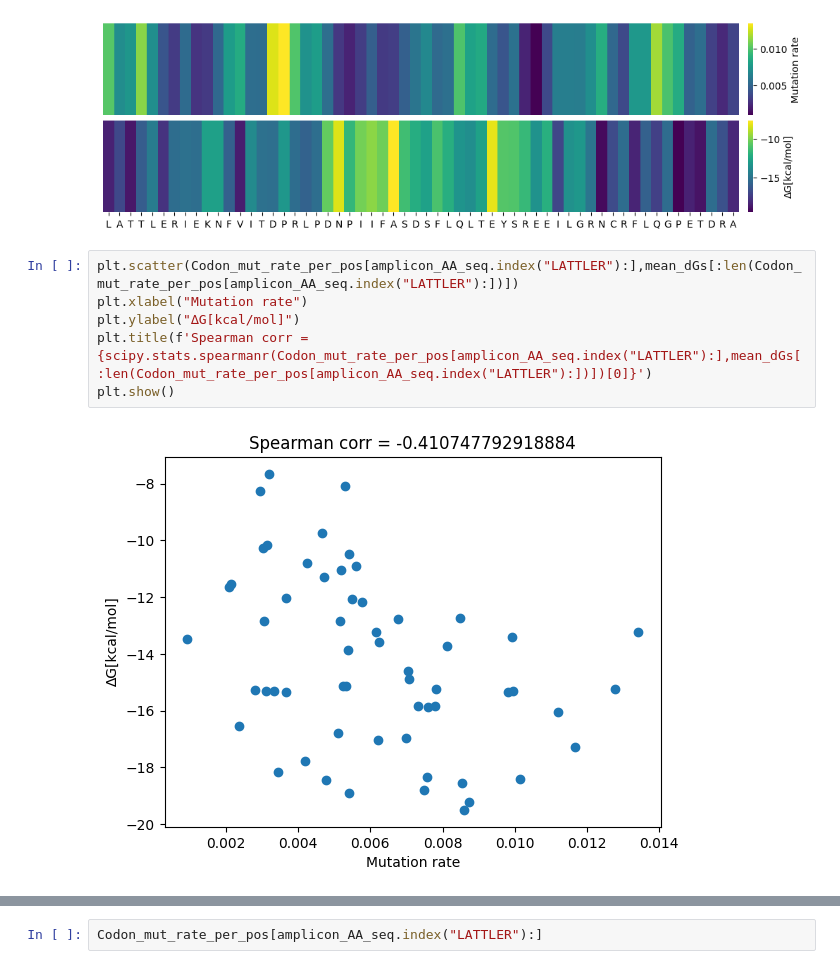
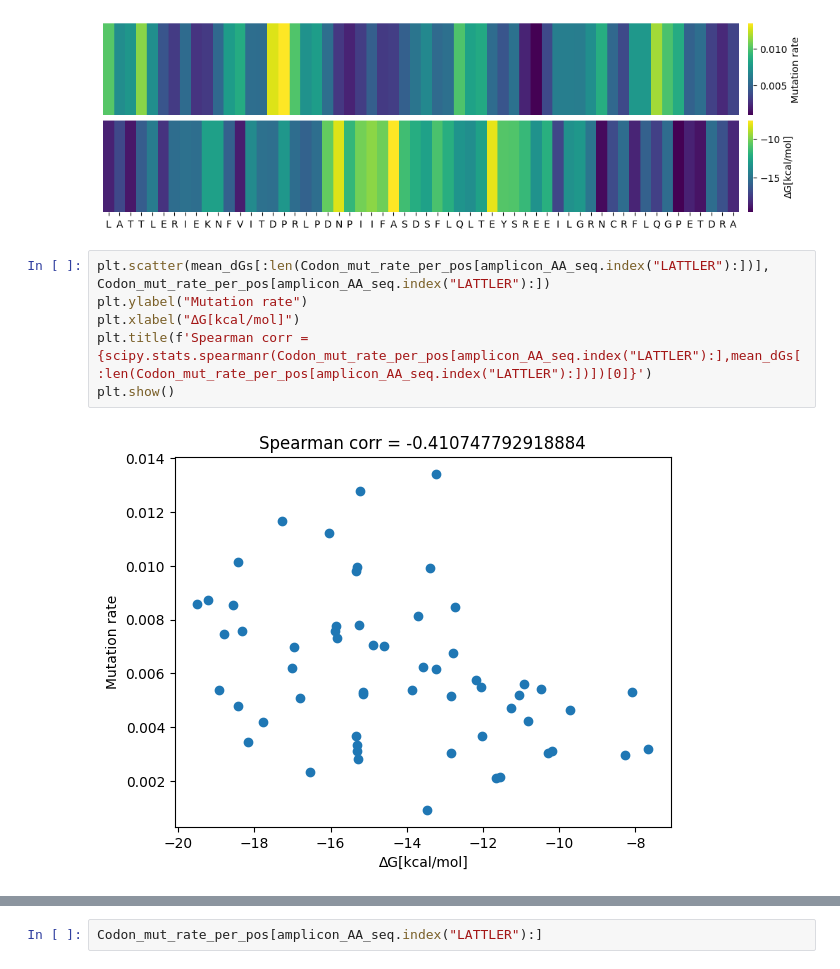
Before and after one commit to AliceHovsepyan/pogo_pance_draft, a Jupyter notebook: DMS_analysis.ipynb, the cells around one changed output, grey strips where cells are left out. Cells and saved outputs as stored; diff of their text form.

```diff
--- a/DMS_analysis.ipynb
+++ b/DMS_analysis.ipynb
@@ -627,11 +629,11 @@ plt.show()
 # %% [output]
 [figure]
 # %%
-plt.scatter(Codon_mut_rate_per_pos[amplicon_AA_seq.index("LATTLER"):],mean_dGs[:len(Codon_mut_rate_per_pos[amplicon_AA_seq.index("LATTLER"):])])
-plt.xlabel("Mutation rate")
-plt.ylabel("∆G[kcal/mol]")
+plt.scatter(mean_dGs[:len(Codon_mut_rate_per_pos[amplicon_AA_seq.index("LATTLER"):])], Codon_mut_rate_per_pos[amplicon_AA_seq.index("LATTLER"):])
+plt.ylabel("Mutation rate")
+plt.xlabel("∆G[kcal/mol]")
 plt.title(f'Spearman corr = {scipy.stats.spearmanr(Codon_mut_rate_per_pos[amplicon_AA_seq.index("LATTLER"):],mean_dGs[:len(Codon_mut_rate_per_pos[amplicon_AA_seq.index("LATTLER"):])])[0]}')
 plt.show()
 # %% [output]
-[figure, old version]
+[figure, new version]
 # %%
```
Also changed, not shown: parts of 3 cells of this notebook, 1 other file.
